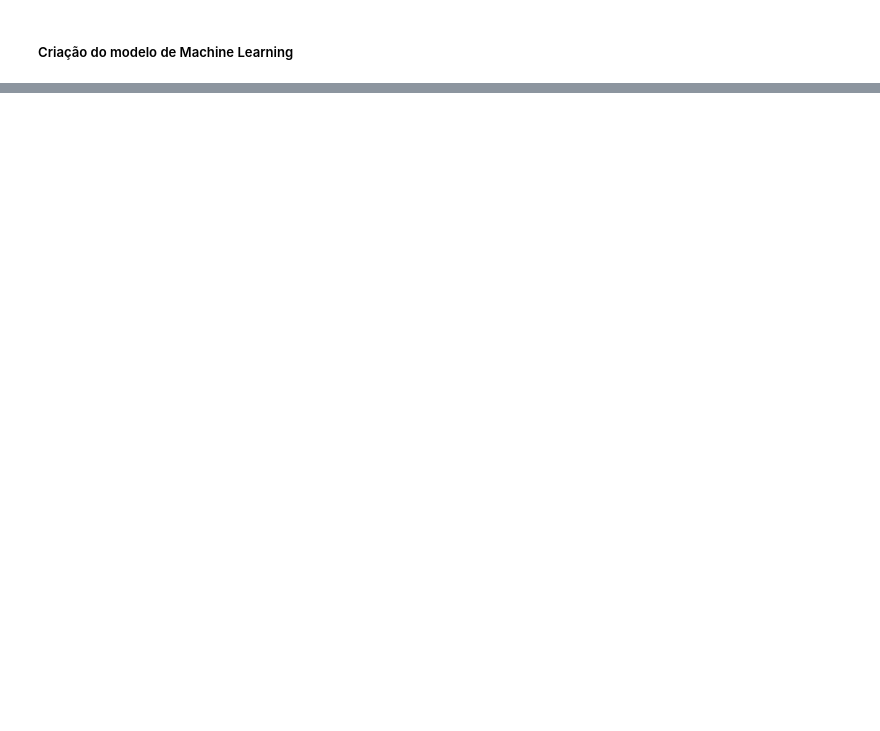
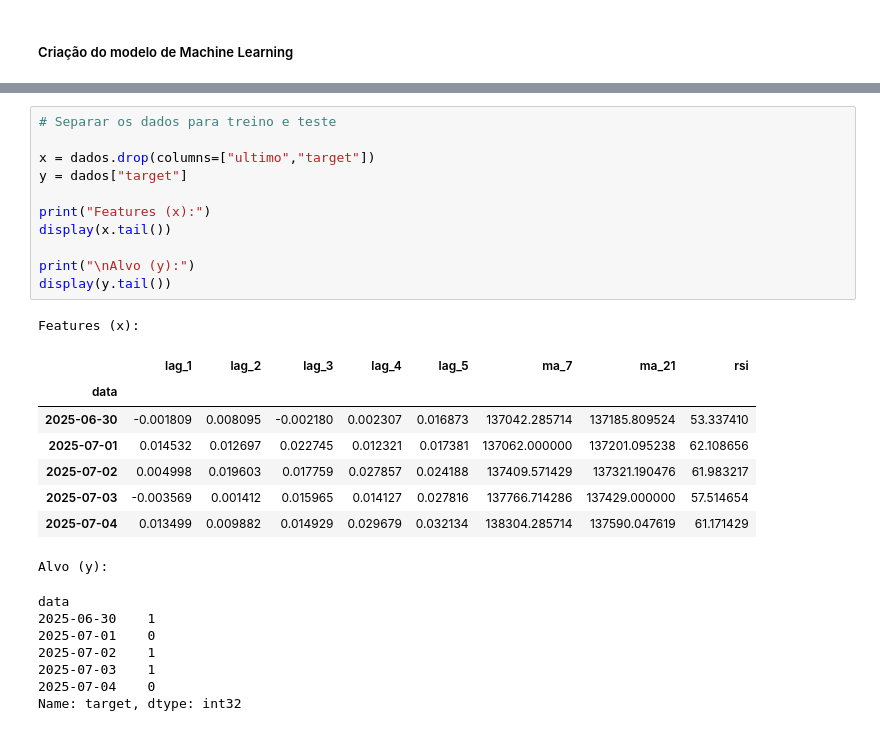
Before and after one commit to RicardViana/fiap-Machine-Learning-and-Time-Series, a Jupyter notebook: tech_challenge_fase_2.ipynb, the cells around one changed output, grey strips where cells are left out. Drawn from its saved outputs; the diff is of its cells as text; blank space fills up the shorter version.

```diff
--- a/tech_challenge_fase_2.ipynb
+++ b/tech_challenge_fase_2.ipynb
@@ -371,0 +403,28 @@ dados.head()
+# %%
+# Separar os dados para treino e teste
+
+x = dados.drop(columns=["ultimo","target"])
+y = dados["target"]
+
+print("Features (x):")
+display(x.tail())
+
+print("\nAlvo (y):")
+display(y.tail())
+# %% [output]
+Features (x):
+|  | lag_1 | lag_2 | lag_3 | lag_4 | lag_5 | ma_7 | ma_21 | rsi |
+| data |  |  |  |  |  |  |  |  |
+| 2025-06-30 | -0.001809 | 0.008095 | -0.002180 | 0.002307 | 0.016873 | 137042.285714 | 137185.809524 | 53.337410 |
+| 2025-07-01 | 0.014532 | 0.012697 | 0.022745 | 0.012321 | 0.017381 | 137062.000000 | 137201.095238 | 62.108656 |
+| 2025-07-02 | 0.004998 | 0.019603 | 0.017759 | 0.027857 | 0.024188 | 137409.571429 | 137321.190476 | 61.983217 |
+| 2025-07-03 | -0.003569 | 0.001412 | 0.015965 | 0.014127 | 0.027816 | 137766.714286 | 137429.000000 | 57.514654 |
+| 2025-07-04 | 0.013499 | 0.009882 | 0.014929 | 0.029679 | 0.032134 | 138304.285714 | 137590.047619 | 61.171429 |
+Alvo (y):
+data
+2025-06-30    1
+2025-07-01    0
+2025-07-02    1
+2025-07-03    1
+2025-07-04    0
+Name: target, dtype: int32
```
Also changed, not shown: parts of 9 cells of this notebook.
